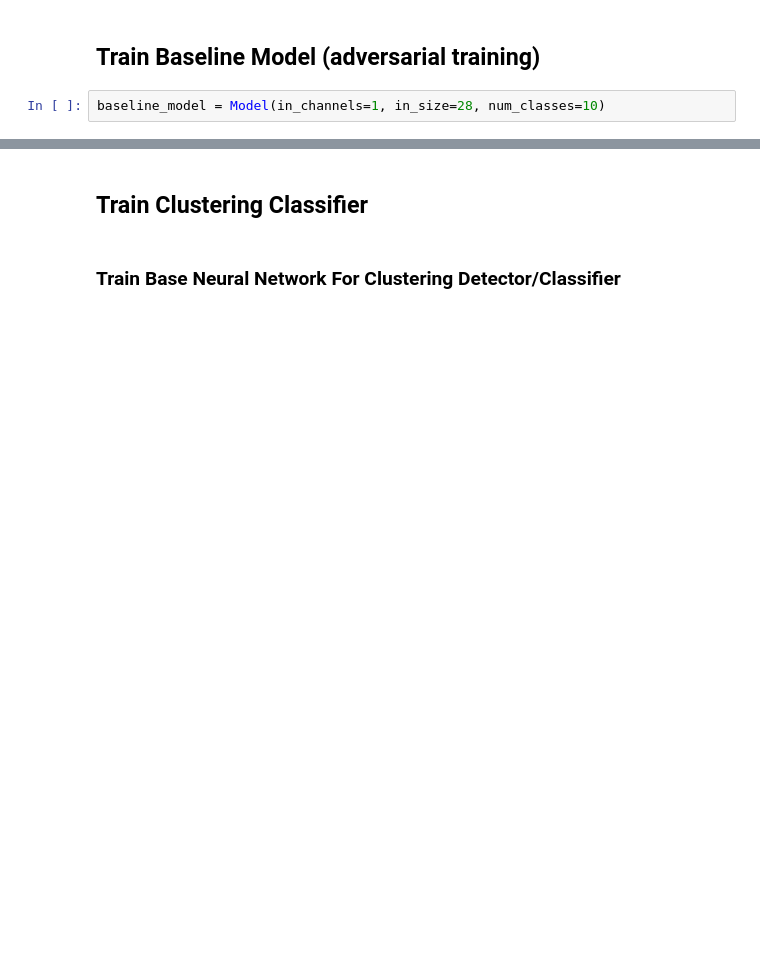
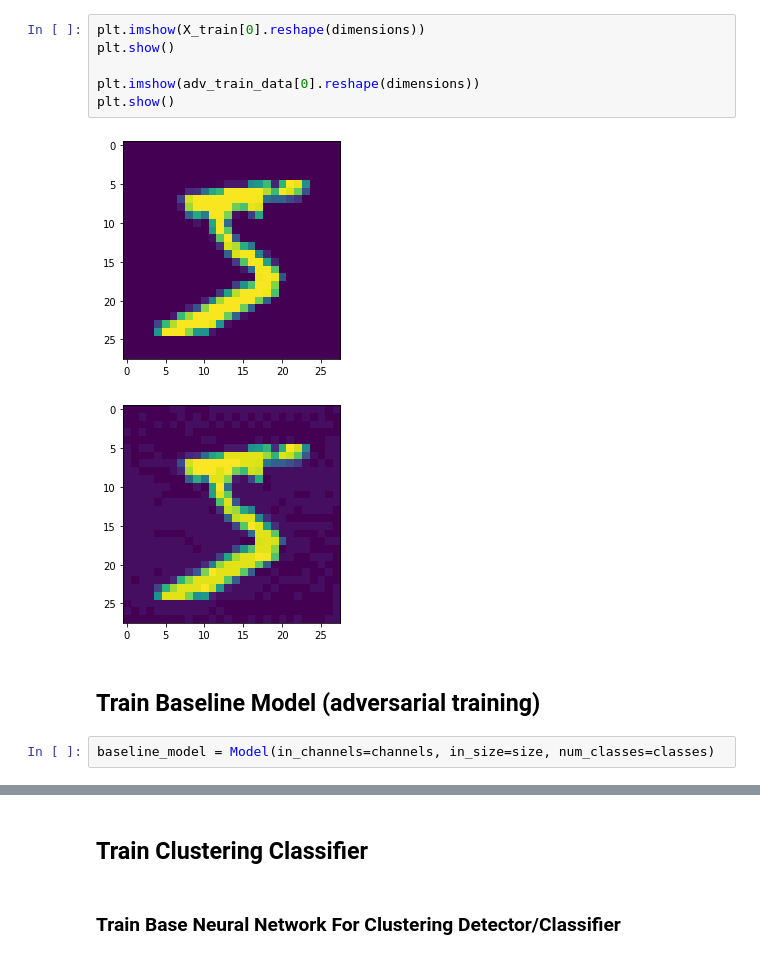
Before and after one commit to aranganath/Adversarial, a Jupyter notebook: Adversarial_Sample_Detection_with_Clustering.ipynb, the cells around one changed output, grey strips where cells are left out. Drawn from its saved outputs; the diff is of its cells as text; blank space fills up the shorter version.

```diff
--- a/Adversarial_Sample_Detection_with_Clustering.ipynb
+++ b/Adversarial_Sample_Detection_with_Clustering.ipynb
@@ -83,7 +74,16 @@ Model Accuracy = 0.9842
+# %%
+plt.imshow(X_train[0].reshape(dimensions))
+plt.show()
+
+plt.imshow(adv_train_data[0].reshape(dimensions))
+plt.show()
+# %% [output]
+[figure, added]
+[figure, added]
 # %% [markdown]
 ## Train Baseline Model (adversarial training)
 # %%
-baseline_model = Model(in_channels=1, in_size=28, num_classes=10)
+baseline_model = Model(in_channels=channels, in_size=size, num_classes=classes)
 # %%
 baseline_model = utils.train_model(baseline_model, baseline_train_data, test_data, baseline_train_labels, test_labels, epochs=5)
 # %% [output]
```
Also changed, not shown: parts of 19 cells of this notebook, 5 other files.
